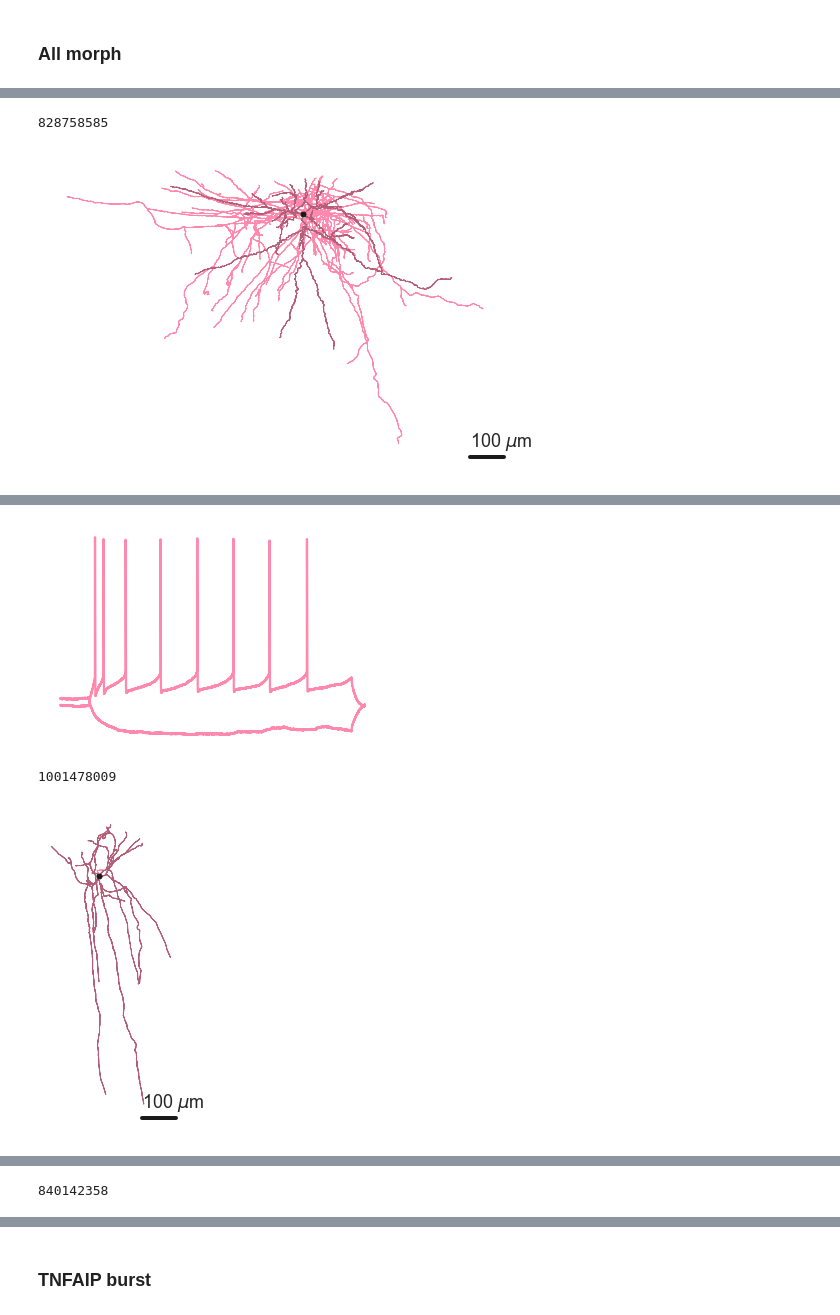
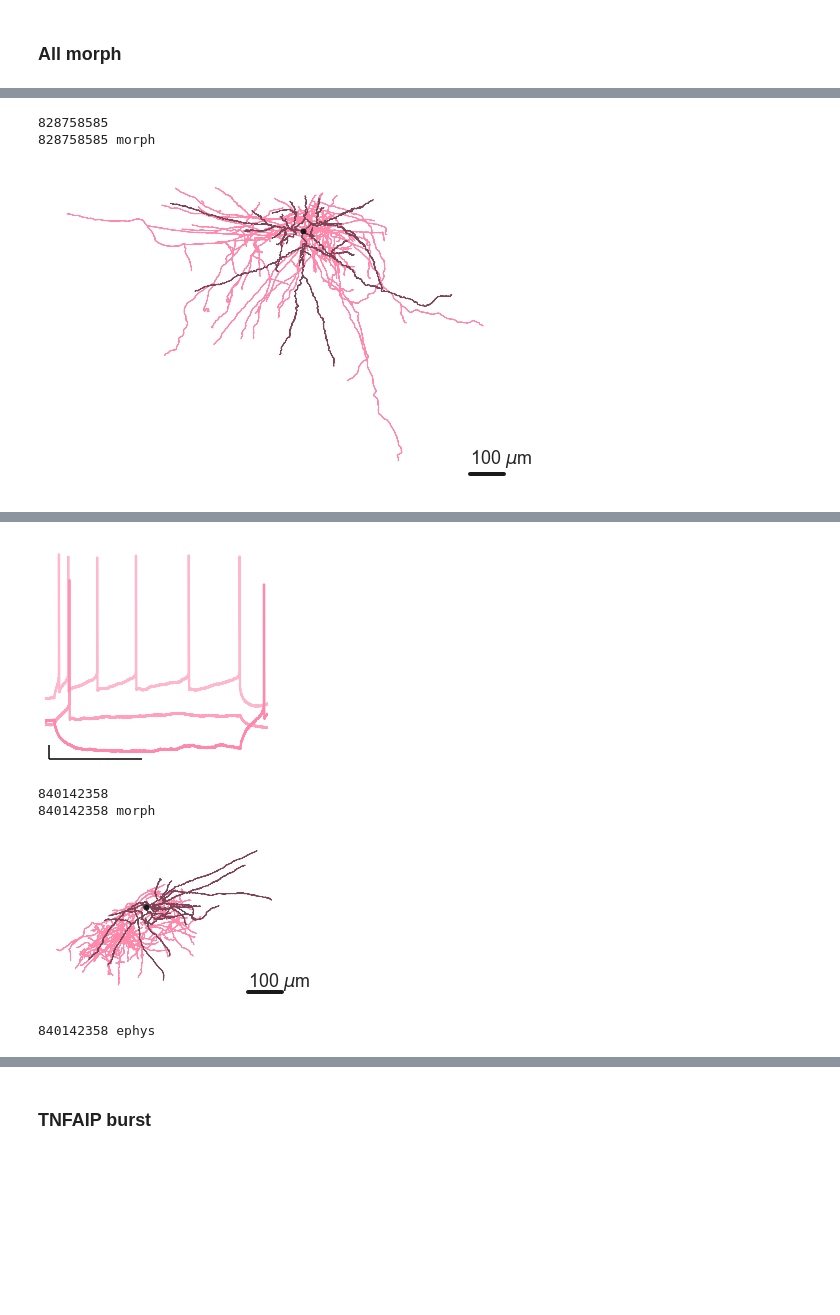
Before and after one commit to AllenInstitute/patchseq_human_L1, a Jupyter notebook: notebooks/l1_tnfaip.ipynb, the cells around one changed output, grey strips where cells are left out. Cells and saved outputs as stored; diff of their text form; code cells hidden in the pictures; blank space fills up the shorter version.

```diff
--- a/notebooks/l1_tnfaip.ipynb
+++ b/notebooks/l1_tnfaip.ipynb
@@ -31,9 +31,9 @@ from patchseq_utils.util import *
 ### All morph
 # %%
 ttype = "TNFAIP"
+cols = ['topLeaf', 'topLeafValue']
 cells = human_df.loc[lambda df: df['topLeaf'].str.contains(ttype)
                         & (df['contam_sum']<2)
-                         & df['has_morph']
-                     , cols]
-cells
+                         & df['has_morph']]
+cells[cols]
 # %% [output]
@@ -45,7 +44,8 @@ cells
 # %%
 for cell in cells.index:
     print(cell)
-    plot_trace_morph(cell, rotate=180, scale_factor=200)
+    plot.plot_trace_morph(cell, cells, rotate=180, scale_factor=200)
 # %% [output]
 828758585
+828758585 morph
-[figure, old version]
+[figure, new version]
@@ -61,3 +62,5 @@ WARNING:root:Found multiple stimuli with the tag: Chirp
-[figure, old version]
+[figure, new version]
-1001478009
+840142358
+840142358 morph
-[figure, old version]
+[figure, new version]
+840142358 ephys
@@ -65 +67,0 @@ WARNING:root:Found multiple stimuli with the tag: Chirp
-840142358
```
Also changed, not shown: parts of 11 cells of this notebook, 7 other files.
